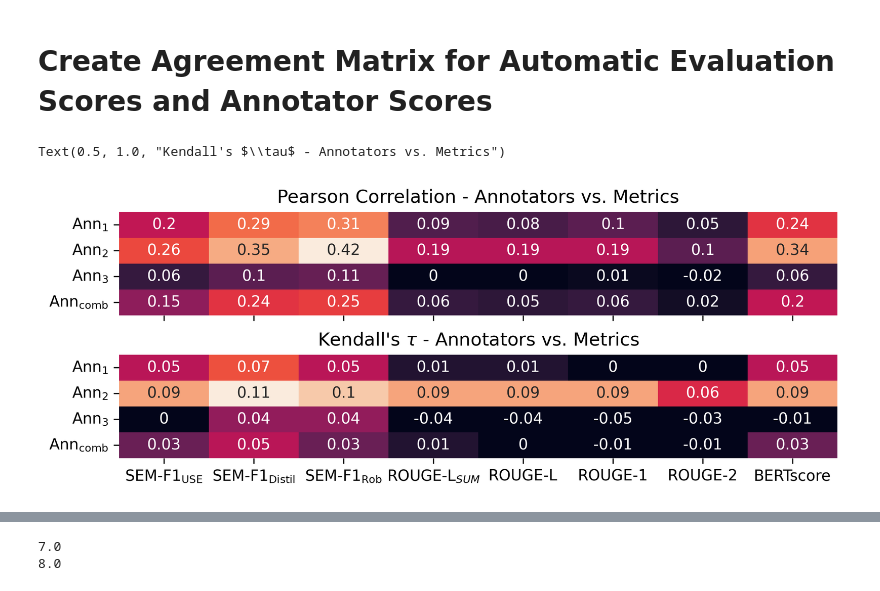
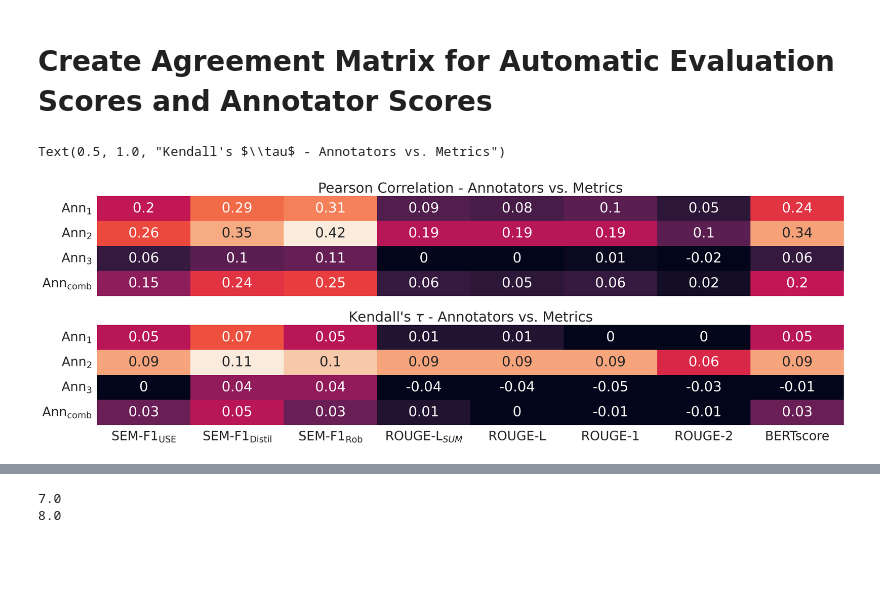
Before and after one commit to jmsalvador2395/notebooks, a Jupyter notebook: notebooks/sofsat/llm_eval.ipynb, the cells around one changed output, grey strips where cells are left out. Drawn from its saved outputs; the diff is of its cells as text; code cells hidden in the pictures; blank space fills up the shorter version.

```diff
--- a/notebooks/sofsat/llm_eval.ipynb
+++ b/notebooks/sofsat/llm_eval.ipynb
@@ -564,36 +585,37 @@ for i, rname in enumerate(row):
 
         pearson_agr[i, j] = pearsonr(a, b).statistic
         kendall_agr[i, j] = kendalltau(a, b).statistic
 
 pearson_agr = np.round(pearson_agr, decimals=2)
 pearson_agr[pearson_agr == -0] = 0
 
 kendall_agr = np.round(kendall_agr, decimals=2)
 kendall_agr[kendall_agr == -0] = 0
 
 #print(pearson_agr)
 fig, ax = plt.subplots(
     nrows=2,
     sharex=True,
-    figsize=(7.5, 3), dpi=300,
+    #figsize=(7.5, 3), dpi=300,
+    figsize=(20, 7), dpi=300,
     layout='tight',
 )
 sns.heatmap(
     pearson_agr, annot=True, vmin=0, cbar=False,
     xticklabels=col_alias, yticklabels=row_alias,
     ax=ax[0]
 )
 sns.heatmap(
     kendall_agr, annot=True, vmin=0, cbar=False,
     xticklabels=col_alias, yticklabels=row_alias,
     ax=ax[1]
 )
 ax[0].set_title('Pearson Correlation - Annotators vs. Metrics')
 ax[1].set_title(r"Kendall's $\tau$ - Annotators vs. Metrics")
-#ax[1].tick_params(axis='x', labelrotation=20)
+#ax[1].tick_params(axis='x', labelrotation=90)
 # %% [output]
 Text(0.5, 1.0, "Kendall's $\\tau$ - Annotators vs. Metrics")
-[figure, old version]
+[figure, new version]
 # %%
 h_scores = human_scores.select(
     np.delete(np.arange(len(human_scores)), 498)
```
Also changed, not shown: parts of 18 cells of this notebook, 3 other files.
